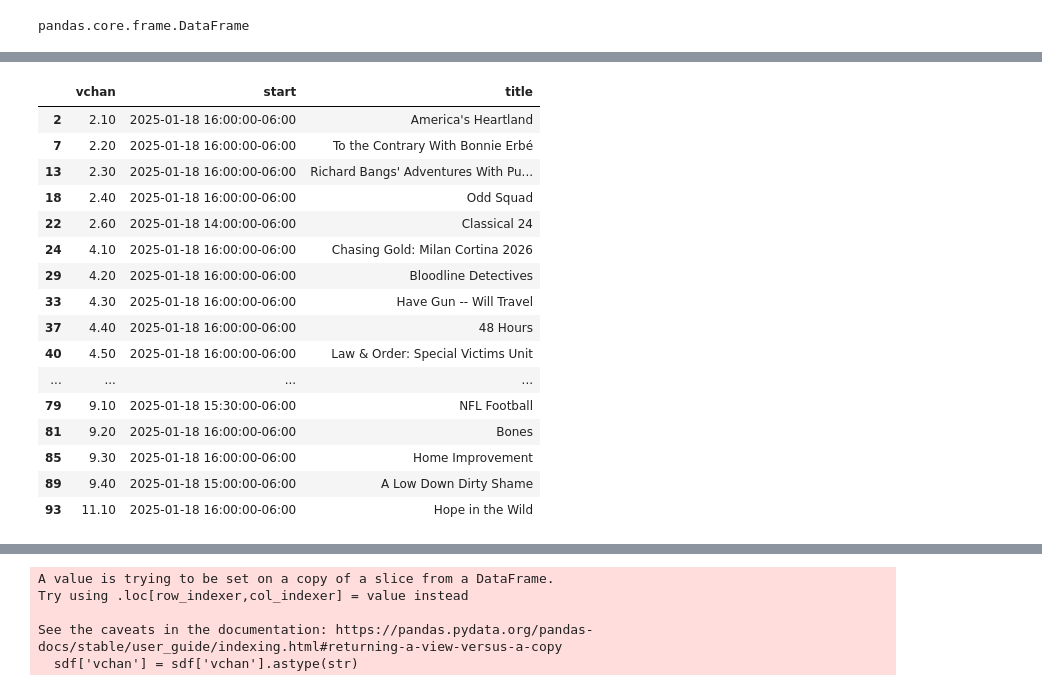
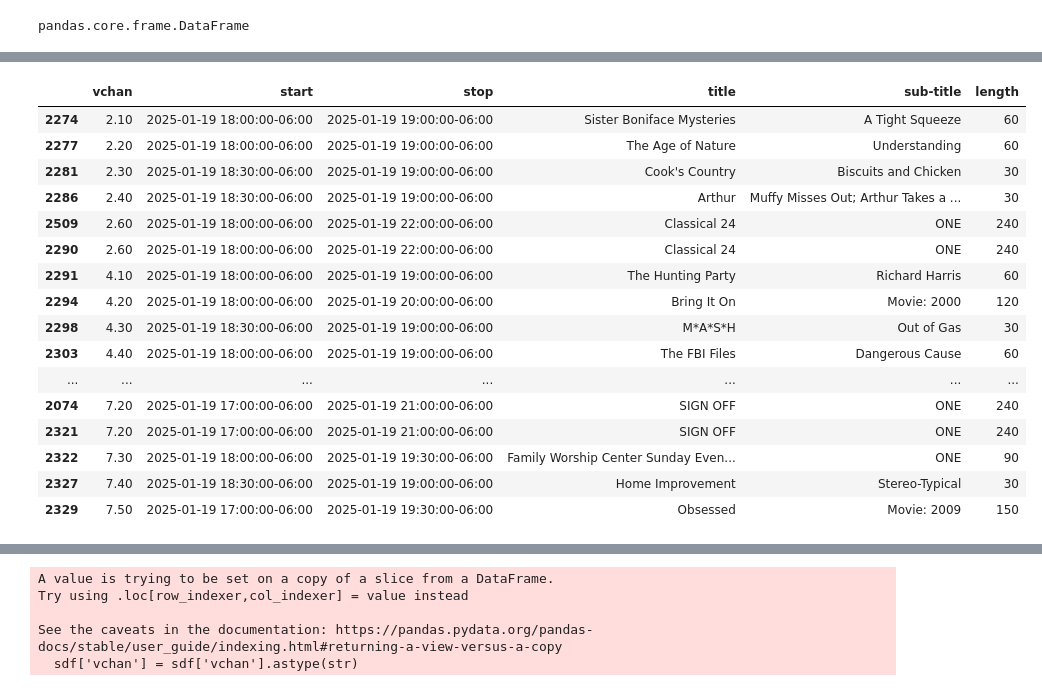
Before and after one commit to tonybutzer/dvr1, a Jupyter notebook: 5_tv_guide/tv_guide/subroutine_play.ipynb, the cells around one changed output, grey strips where cells are left out. Cells and saved outputs as stored; diff of their text form; code cells hidden in the pictures.

```diff
--- a/5_tv_guide/tv_guide/subroutine_play.ipynb
+++ b/5_tv_guide/tv_guide/subroutine_play.ipynb
@@ -75,6 +75,10 @@ def tv_df_make(xml_file):
     #pdf['start'] = pdf['start'].dt.tz_localize(local_timezone)
     #pdf['stop'] = pdf['stop'].dt.tz_localize(local_timezone)
 
+    pdf['sub-title'] = pdf['sub-title'].fillna('ONE')
+    pdf = pdf.sort_values(by='vchan')
+
+    pdf = pdf[['vchan', 'start', 'stop', 'title', 'sub-title', 'length']]
 
 
     # Display the DataFrame
@@ -179,21 +164,23 @@ print(df_pruned)
 # %%
-df_pruned.head(30)
+#df_pruned.head(30)
+
+df.head(20)
 # %% [output]
-|  | vchan | start | title |
-| 2 | 2.10 | 2025-01-18 16:00:00-06:00 | America's Heartland |
-| 7 | 2.20 | 2025-01-18 16:00:00-06:00 | To the Contrary With Bonnie Erbé |
-| 13 | 2.30 | 2025-01-18 16:00:00-06:00 | Richard Bangs' Adventures With Pu... |
-| 18 | 2.40 | 2025-01-18 16:00:00-06:00 | Odd Squad |
-| 22 | 2.60 | 2025-01-18 14:00:00-06:00 | Classical 24 |
-| 24 | 4.10 | 2025-01-18 16:00:00-06:00 | Chasing Gold: Milan Cortina 2026 |
-| 29 | 4.20 | 2025-01-18 16:00:00-06:00 | Bloodline Detectives |
-| 33 | 4.30 | 2025-01-18 16:00:00-06:00 | Have Gun -- Will Travel |
-| 37 | 4.40 | 2025-01-18 16:00:00-06:00 | 48 Hours |
-| 40 | 4.50 | 2025-01-18 16:00:00-06:00 | Law & Order: Special Victims Unit |
-| ... | ... | ... | ... |
-| 79 | 9.10 | 2025-01-18 15:30:00-06:00 | NFL Football |
-| 81 | 9.20 | 2025-01-18 16:00:00-06:00 | Bones |
-| 85 | 9.30 | 2025-01-18 16:00:00-06:00 | Home Improvement |
-| 89 | 9.40 | 2025-01-18 15:00:00-06:00 | A Low Down Dirty Shame |
-| 93 | 11.10 | 2025-01-18 16:00:00-06:00 | Hope in the Wild |
+|  | vchan | start | stop | title | sub-title | length |
+| 2274 | 2.10 | 2025-01-19 18:00:00-06:00 | 2025-01-19 19:00:00-06:00 | Sister Boniface Mysteries | A Tight Squeeze | 60 |
+| 2277 | 2.20 | 2025-01-19 18:00:00-06:00 | 2025-01-19 19:00:00-06:00 | The Age of Nature | Understanding | 60 |
+| 2281 | 2.30 | 2025-01-19 18:30:00-06:00 | 2025-01-19 19:00:00-06:00 | Cook's Country | Biscuits and Chicken | 30 |
+| 2286 | 2.40 | 2025-01-19 18:30:00-06:00 | 2025-01-19 19:00:00-06:00 | Arthur | Muffy Misses Out; Arthur Takes a ... | 30 |
+| 2509 | 2.60 | 2025-01-19 18:00:00-06:00 | 2025-01-19 22:00:00-06:00 | Classical 24 | ONE | 240 |
+| 2290 | 2.60 | 2025-01-19 18:00:00-06:00 | 2025-01-19 22:00:00-06:00 | Classical 24 | ONE | 240 |
+| 2291 | 4.10 | 2025-01-19 18:00:00-06:00 | 2025-01-19 19:00:00-06:00 | The Hunting Party | Richard Harris | 60 |
+| 2294 | 4.20 | 2025-01-19 18:00:00-06:00 | 2025-01-19 20:00:00-06:00 | Bring It On | Movie: 2000 | 120 |
+| 2298 | 4.30 | 2025-01-19 18:30:00-06:00 | 2025-01-19 19:00:00-06:00 | M*A*S*H | Out of Gas | 30 |
+| 2303 | 4.40 | 2025-01-19 18:00:00-06:00 | 2025-01-19 19:00:00-06:00 | The FBI Files | Dangerous Cause | 60 |
+| ... | ... | ... | ... | ... | ... | ... |
+| 2074 | 7.20 | 2025-01-19 17:00:00-06:00 | 2025-01-19 21:00:00-06:00 | SIGN OFF | ONE | 240 |
+| 2321 | 7.20 | 2025-01-19 17:00:00-06:00 | 2025-01-19 21:00:00-06:00 | SIGN OFF | ONE | 240 |
+| 2322 | 7.30 | 2025-01-19 18:00:00-06:00 | 2025-01-19 19:30:00-06:00 | Family Worship Center Sunday Even... | ONE | 90 |
+| 2327 | 7.40 | 2025-01-19 18:30:00-06:00 | 2025-01-19 19:00:00-06:00 | Home Improvement | Stereo-Typical | 30 |
+| 2329 | 7.50 | 2025-01-19 17:00:00-06:00 | 2025-01-19 19:30:00-06:00 | Obsessed | Movie: 2009 | 150 |
 # %%
```
Also changed, not shown: parts of 14 cells of this notebook, 3 other files.
